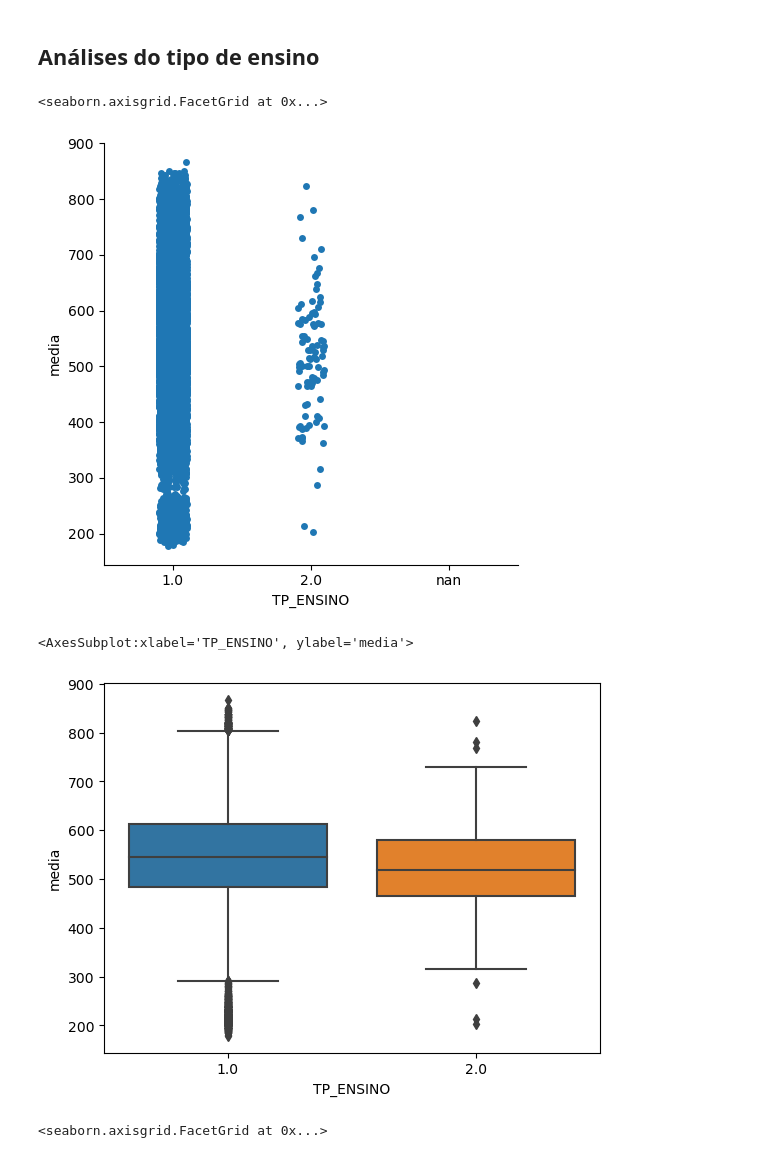
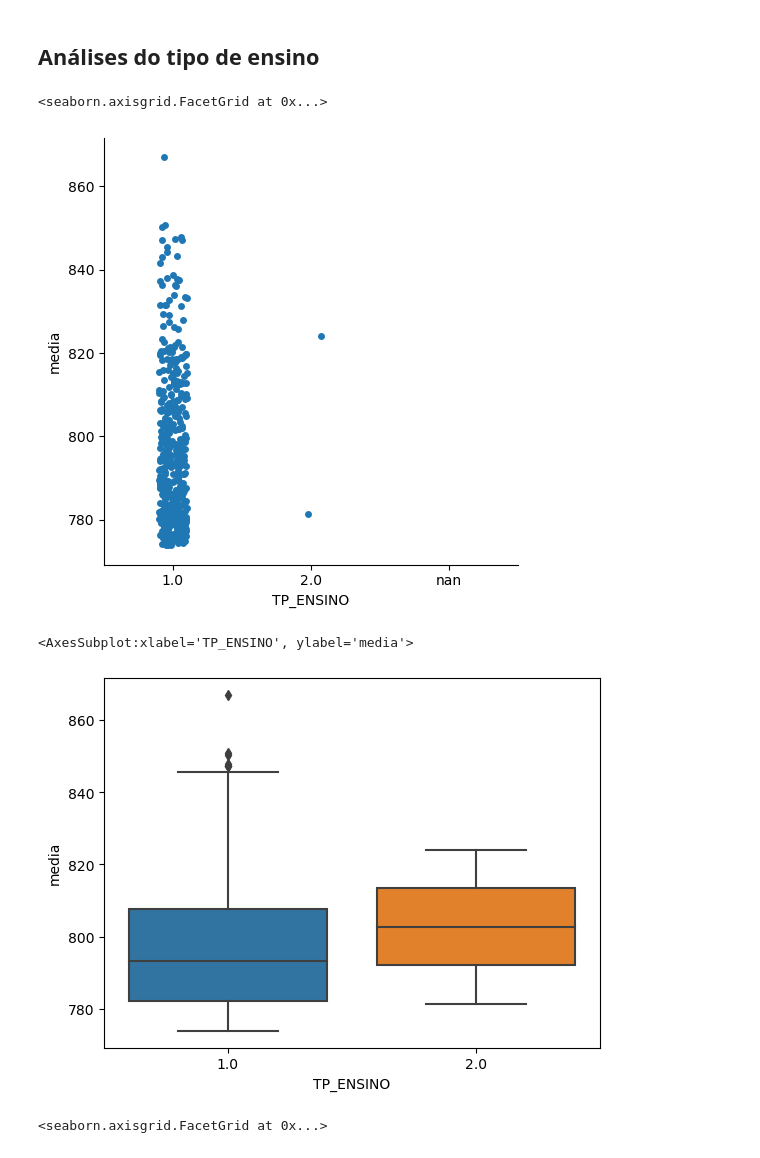
Before and after one commit to atp/enem, a Jupyter notebook: 06-Passar medicina.ipynb, the cells around one changed output. Drawn from its saved outputs; the diff is of its cells as text; code cells hidden in the pictures.

```diff
--- a/06-Passar medicina.ipynb
+++ b/06-Passar medicina.ipynb
@@ -81,15 +81,15 @@ porcentagem
 # %% [markdown]
 ## Análises do tipo de ensino
 # %%
-sns.catplot(x='TP_ENSINO',y='media',data=notas_selecao)
+sns.catplot(x='TP_ENSINO',y='media',data=alunos_selecionados)
 # %% [output]
 <seaborn.axisgrid.FacetGrid at 0x...>
-[figure, old version]
+[figure, new version]
 # %%
-sns.boxplot(x='TP_ENSINO',y='media',data=notas_selecao)
+sns.boxplot(x='TP_ENSINO',y='media',data=alunos_selecioandos)
 # %% [output]
 <AxesSubplot:xlabel='TP_ENSINO', ylabel='media'>
-[figure, old version]
+[figure, new version]
 # %%
 # %% [output]
 <seaborn.axisgrid.FacetGrid at 0x...>
```
Also changed, not shown: parts of 5 cells of this notebook.
